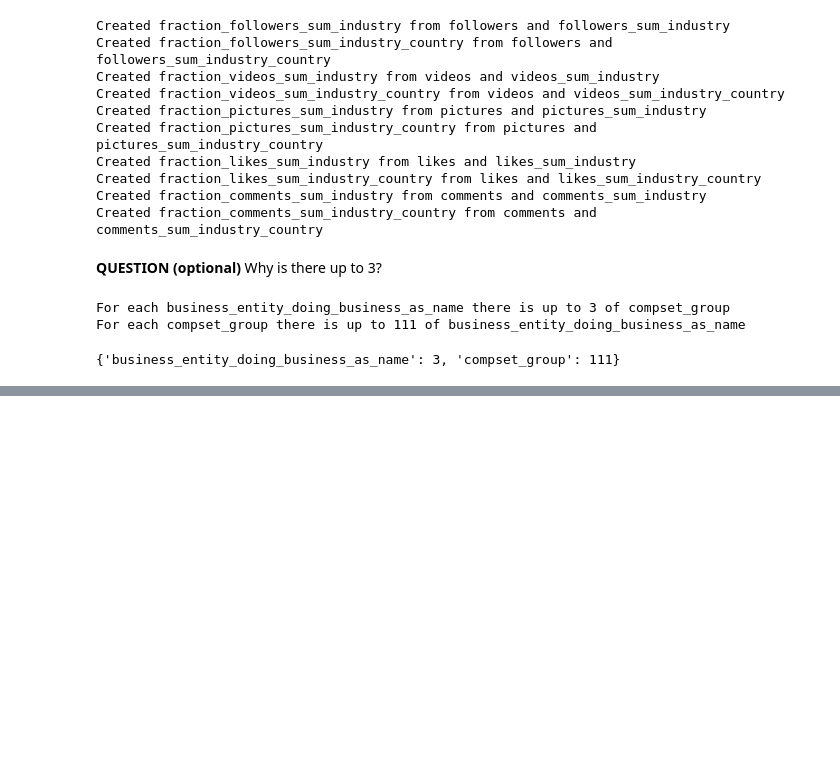
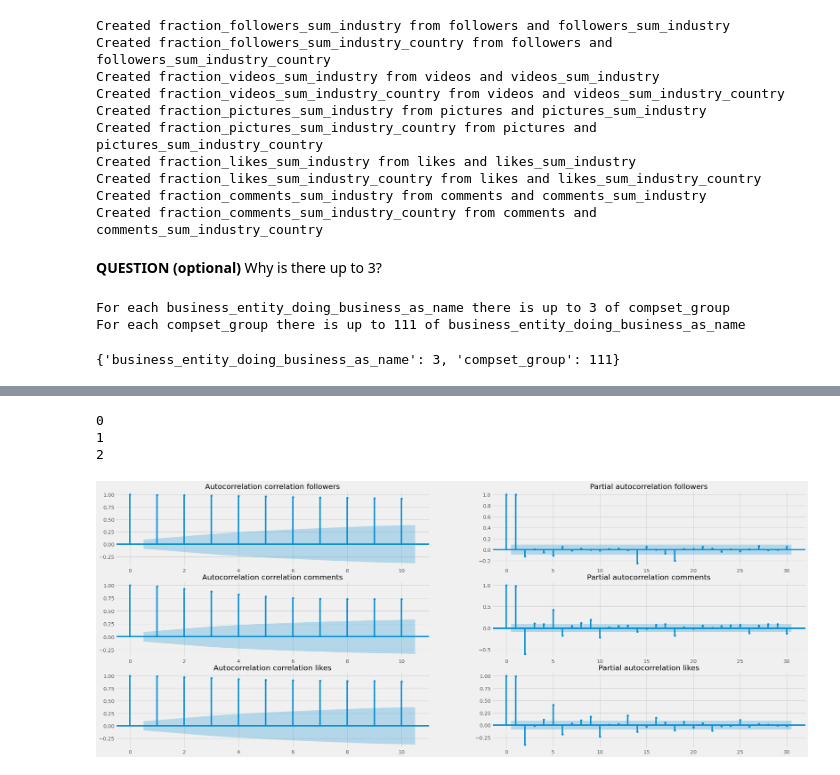
Before and after one commit to saschatran/challenge, a Jupyter notebook: IndividualNotebooks/AsyNotebook.ipynb, the cells around one changed output, grey strips where cells are left out. Cells and saved outputs as stored; diff of their text form; code cells hidden in the pictures; blank space fills up the shorter version.

```diff
--- a/IndividualNotebooks/AsyNotebook.ipynb
+++ b/IndividualNotebooks/AsyNotebook.ipynb
@@ -870,0 +931,6 @@ For each compset_group there is up to 111 of business_entity_doing_business_as_n
+# %%
+from statsmodels.graphics.tsaplots import plot_acf
+from statsmodels.graphics.tsaplots import plot_pacf
+
+plt.style.use('ggplot')
+plt.style.use('fivethirtyeight')
@@ -870,0 +969,25 @@ For each compset_group there is up to 111 of business_entity_doing_business_as_n
+# %%
+df_agg_time = df.drop_duplicates(['business_entity_doing_business_as_name', 'period_end_date', 'followers', 'comments', 'likes']).groupby(['period_end_date']).mean()
+# %%
+lag_acf = 10
+lag_pacf = 30
+
+width, height = 30, 6
+
+f, ax = plt.subplots(nrows=3, ncols=2, figsize=(width, 2*height))
+vars_to_autocorrelate = ['followers', 'comments', 'likes']
+
+for idx, varname in enumerate(vars_to_autocorrelate):
+    print(idx)
+    plot_acf(df_agg_time[varname],lags=lag_acf, ax=ax[idx][0], missing='drop')
+    plot_pacf(df_agg_time[varname],lags=lag_pacf, ax=ax[idx][1], method='ols')
+    ax[idx, 0].set_title(f"Autocorrelation correlation {varname}")
+    ax[idx, 1].set_title(f"Partial autocorrelation {varname}")
+
+
+f.show()
+# %% [output]
+0
+1
+2
+[figure, added]
```
Also changed, not shown: parts of 14 cells of this notebook.
